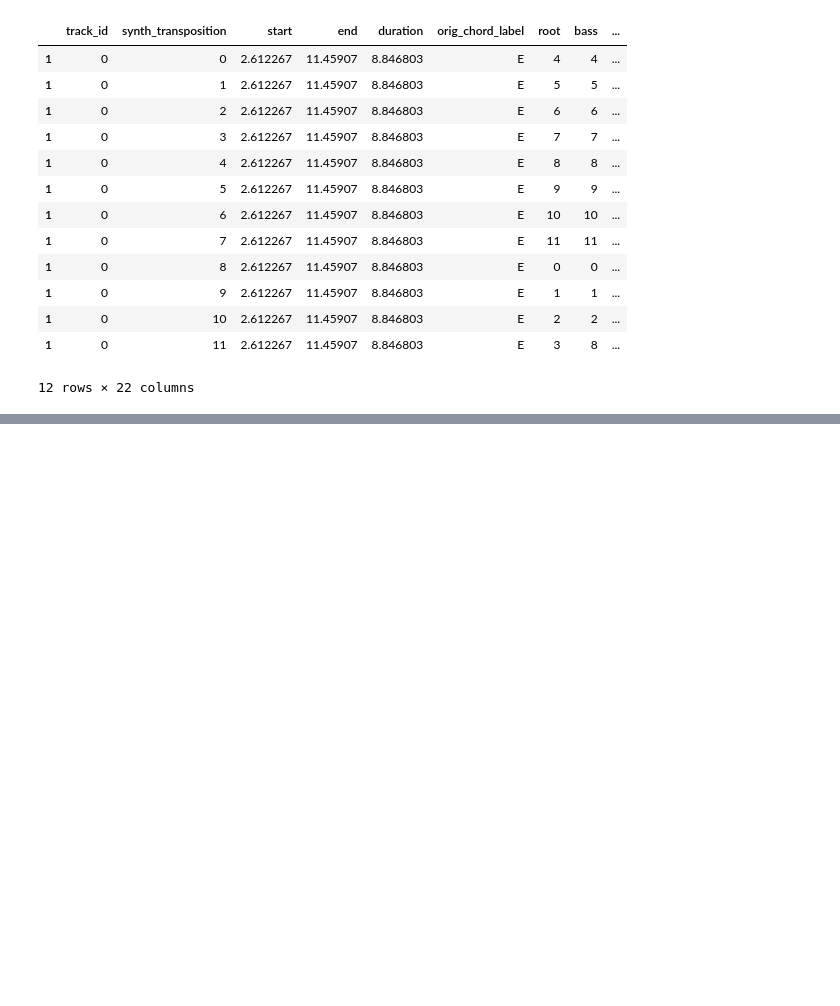
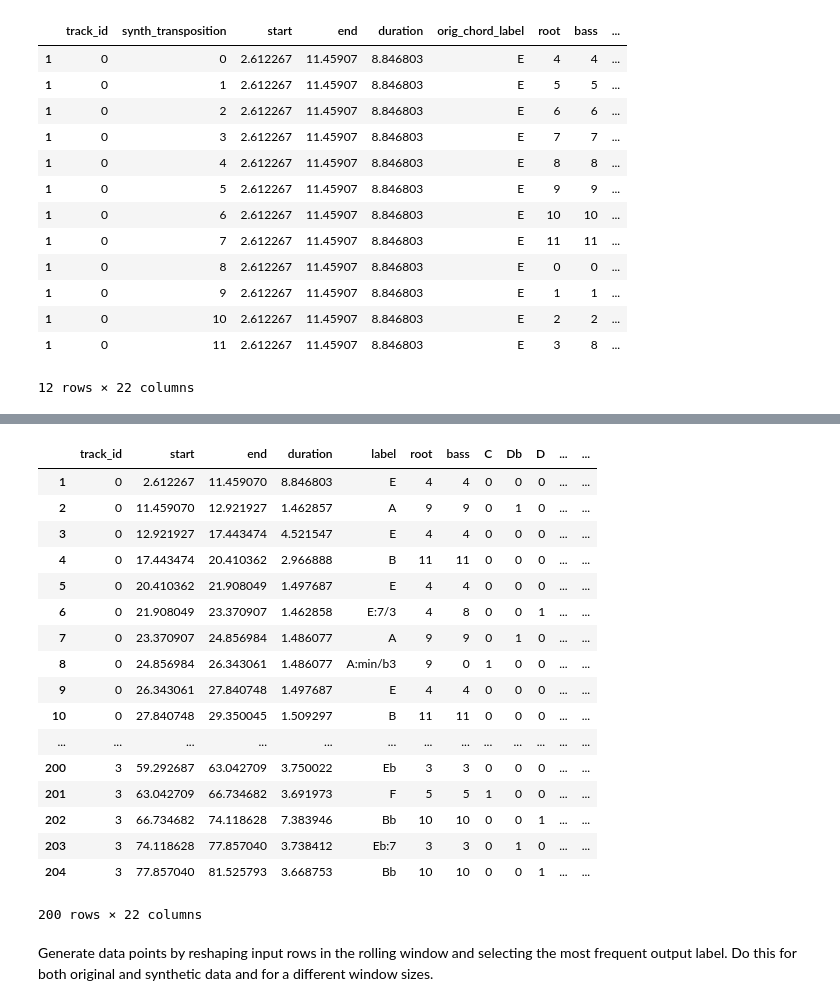
Before and after one commit to bzamecnik/ml, a Jupyter notebook: beatles/prepare_features.ipynb, the cells around one changed output, grey strips where cells are left out. Saved outputs shown, nothing was run; the diff lists cells and outputs as text; code cells hidden in the pictures; blank space fills up the shorter version.

```diff
--- a/beatles/prepare_features.ipynb
+++ b/beatles/prepare_features.ipynb
@@ -868,0 +928,22 @@ chords_all_synth.to_csv('data/beatles/derived/all_chords_with_keys_synth.tsv', s
+# %%
+c = chords_all[:200]
+c
+# %% [output]
+|  | track_id | start | end | duration | label | root | bass | C | Db | D | ... | ... |
+| 1 | 0 | 2.612267 | 11.459070 | 8.846803 | E | 4 | 4 | 0 | 0 | 0 | ... | ... |
+| 2 | 0 | 11.459070 | 12.921927 | 1.462857 | A | 9 | 9 | 0 | 1 | 0 | ... | ... |
+| 3 | 0 | 12.921927 | 17.443474 | 4.521547 | E | 4 | 4 | 0 | 0 | 0 | ... | ... |
+| 4 | 0 | 17.443474 | 20.410362 | 2.966888 | B | 11 | 11 | 0 | 0 | 0 | ... | ... |
+| 5 | 0 | 20.410362 | 21.908049 | 1.497687 | E | 4 | 4 | 0 | 0 | 0 | ... | ... |
+| 6 | 0 | 21.908049 | 23.370907 | 1.462858 | E:7/3 | 4 | 8 | 0 | 0 | 1 | ... | ... |
+| 7 | 0 | 23.370907 | 24.856984 | 1.486077 | A | 9 | 9 | 0 | 1 | 0 | ... | ... |
+| 8 | 0 | 24.856984 | 26.343061 | 1.486077 | A:min/b3 | 9 | 0 | 1 | 0 | 0 | ... | ... |
+| 9 | 0 | 26.343061 | 27.840748 | 1.497687 | E | 4 | 4 | 0 | 0 | 0 | ... | ... |
+| 10 | 0 | 27.840748 | 29.350045 | 1.509297 | B | 11 | 11 | 0 | 0 | 0 | ... | ... |
+| ... | ... | ... | ... | ... | ... | ... | ... | ... | ... | ... | ... | ... |
+| 200 | 3 | 59.292687 | 63.042709 | 3.750022 | Eb | 3 | 3 | 0 | 0 | 0 | ... | ... |
+| 201 | 3 | 63.042709 | 66.734682 | 3.691973 | F | 5 | 5 | 1 | 0 | 0 | ... | ... |
+| 202 | 3 | 66.734682 | 74.118628 | 7.383946 | Bb | 10 | 10 | 0 | 0 | 1 | ... | ... |
+| 203 | 3 | 74.118628 | 77.857040 | 3.738412 | Eb:7 | 3 | 3 | 0 | 1 | 0 | ... | ... |
+| 204 | 3 | 77.857040 | 81.525793 | 3.668753 | Bb | 10 | 10 | 0 | 0 | 1 | ... | ... |
+200 rows × 22 columns
@@ -868,0 +967,2 @@ chords_all_synth.to_csv('data/beatles/derived/all_chords_with_keys_synth.tsv', s
+# %% [markdown]
+Generate data points by reshaping input rows in the rolling window and selecting the most frequent output label. Do this for both original and synthetic data and for a different window sizes.
```
Also changed, not shown: parts of 13 cells of this notebook, 1 other file.
